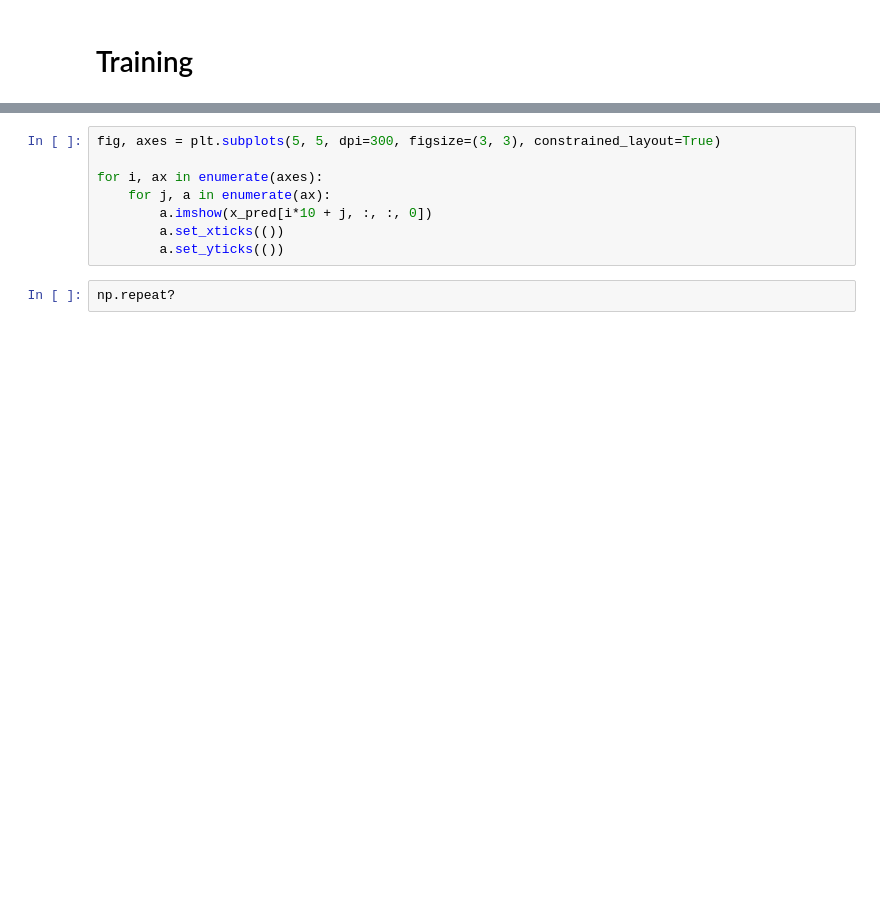
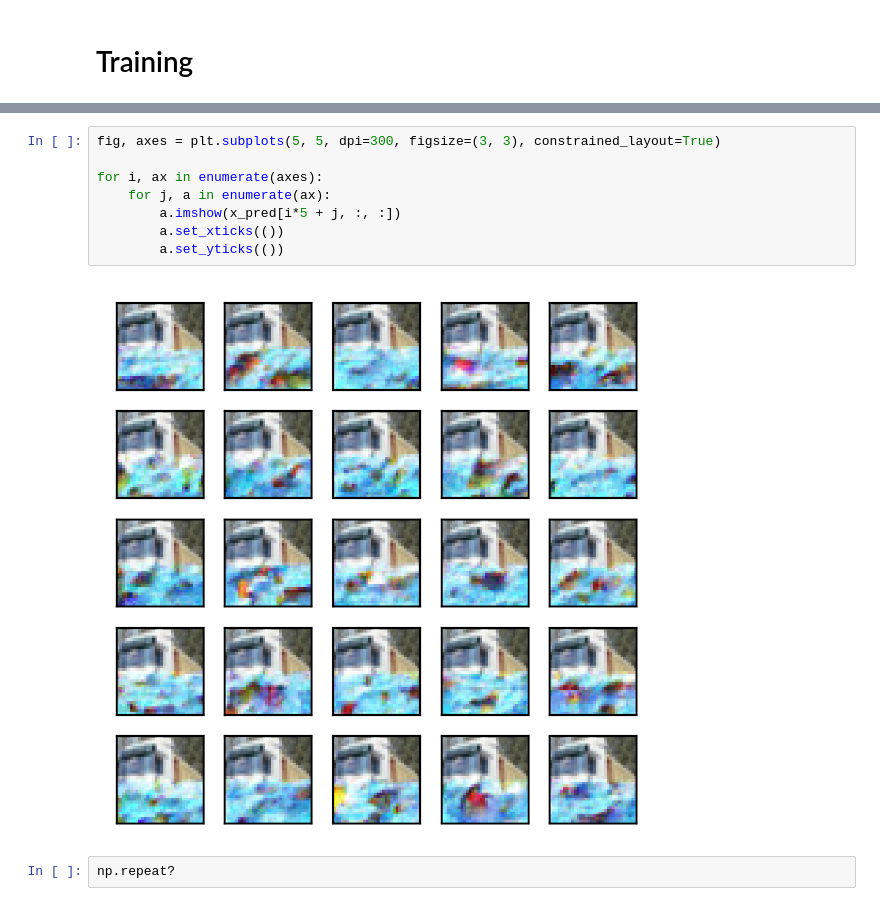
Before and after one commit to jasonrobwebster/unsupervised-nmt-with-vaes, a Jupyter notebook: pixel_cnn/pixel_cnn.ipynb, the cells around one changed output, grey strips where cells are left out. Drawn from its saved outputs; the diff is of its cells as text; blank space fills up the shorter version.

```diff
--- a/pixel_cnn/pixel_cnn.ipynb
+++ b/pixel_cnn/pixel_cnn.ipynb
@@ -283,11 +382,13 @@ for i in range(14, 28):
 # %%
 fig, axes = plt.subplots(5, 5, dpi=300, figsize=(3, 3), constrained_layout=True)
 
 for i, ax in enumerate(axes):
     for j, a in enumerate(ax):
-        a.imshow(x_pred[i*10 + j, :, :, 0])
+        a.imshow(x_pred[i*5 + j, :, :])
         a.set_xticks(())
         a.set_yticks(())
+# %% [output]
+[figure, added]
 # %%
 np.repeat?
 # %%
```
Also changed, not shown: parts of 10 cells of this notebook.
